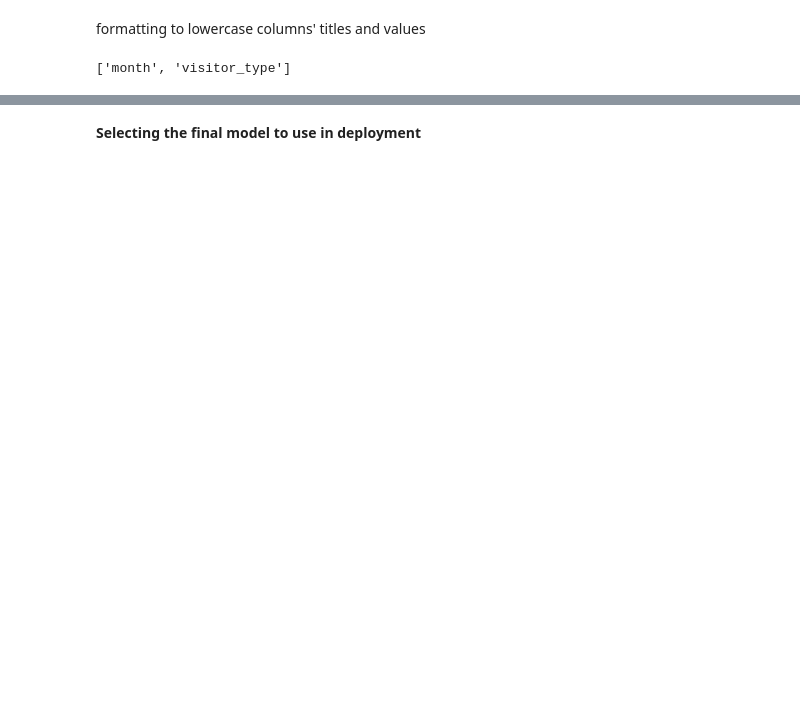
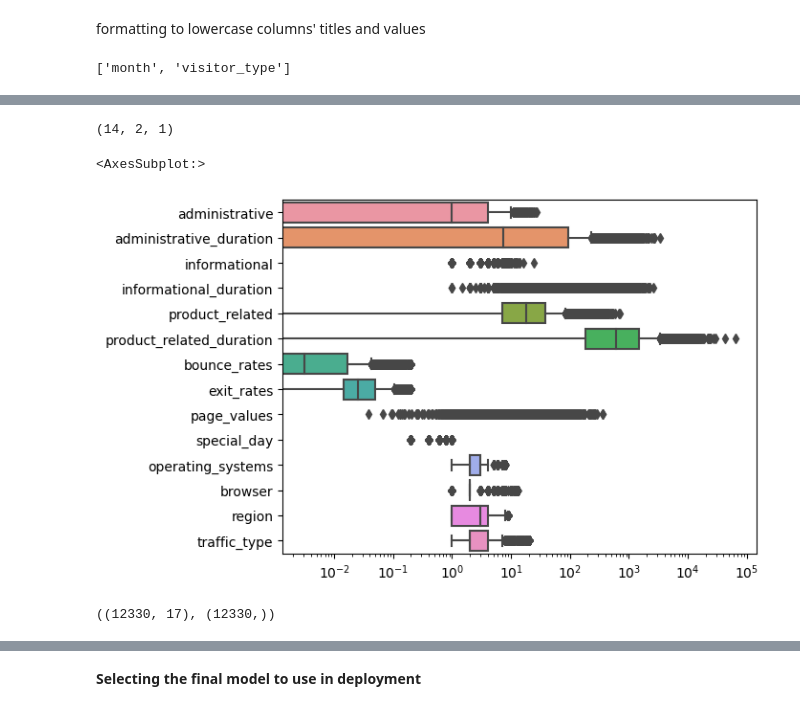
Before and after one commit to lucapug/midterm_shopping_intention, a Jupyter notebook: sandbox.ipynb, the cells around one changed output, grey strips where cells are left out. Drawn from its saved outputs; the diff is of its cells as text; code cells hidden in the pictures; blank space fills up the shorter version.

```diff
--- a/sandbox.ipynb
+++ b/sandbox.ipynb
@@ -85,0 +81,27 @@ plt.show()
+# %%
+numeric_features = ['administrative', 'administrative_duration', 'informational',
+       'informational_duration', 'product_related', 'product_related_duration',
+       'bounce_rates', 'exit_rates', 'page_values', 'special_day',
+                    'operating_systems', 'browser', 'region', 'traffic_type']
+
+#data['operating_systems'] = data['operating_systems'].astype(str)
+#data['browser'] = data['browser'].astype(str)
+#data['region'] = data['region'].astype(str)
+#data['traffic_type'] = data['traffic_type'].astype(str)
+
+
+categorical_features = list(df.dtypes[df.dtypes == 'object'].index)
+
+boolean_features = ['weekend']
+
+len(numeric_features), len(categorical_features), len(boolean_features)
+# %% [output]
+(14, 2, 1)
+# %%
+#cox box analysis
+g = sns.boxplot(data=df[numeric_features], orient="h")
+g.set(xscale="log")  # log scale on x axes, otherwise figure dominated by product_related duration range
+g
+# %% [output]
+<AxesSubplot:>
+[figure, added]
@@ -88,3 +125,7 @@ target_name = 'revenue'  #True if session ended in a buy
 
 data, target = df.drop(columns=target_name), df[target_name]
 target = (target == True).astype(int)
+
+data.shape, target.shape
+# %% [output]
+((12330, 17), (12330,))
```
Also changed, not shown: parts of 125 cells of this notebook, 1 other file.
